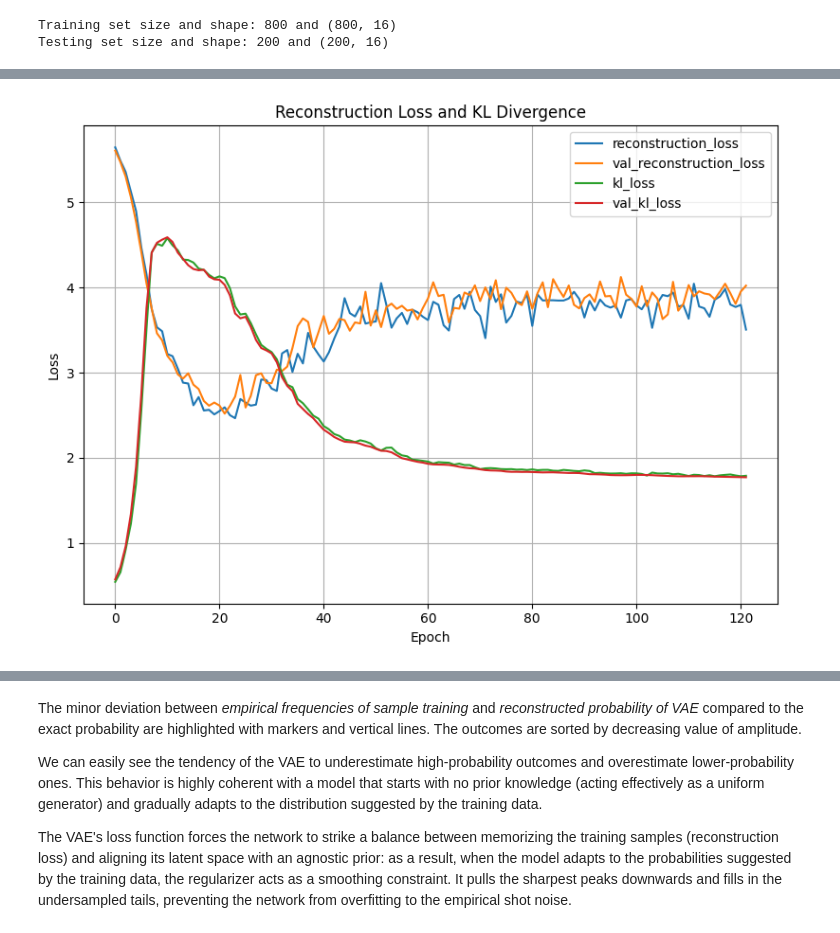
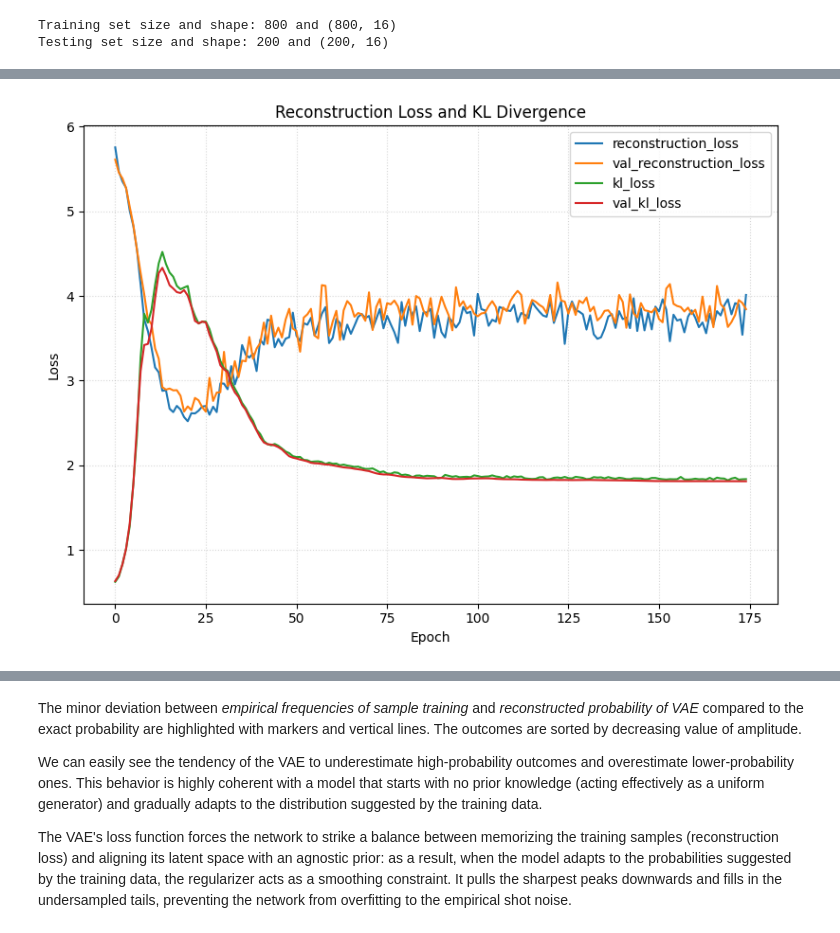
Before and after one commit to srazzetti/statistical-qst-vae, a Jupyter notebook: notebook/3_VAE-analysis.ipynb, the cells around one changed output, grey strips where cells are left out. Cells and saved outputs as stored; diff of their text form; code cells hidden in the pictures.

Commit message:
complete comparative_analysis

```diff
--- a/notebook/3_VAE-analysis.ipynb
+++ b/notebook/3_VAE-analysis.ipynb
@@ -334,8 +337,9 @@ Epoch 122/500
 # %%
 # plot the training and validation loss curves
-plot_reconstruction_and_kl_divergence(history)
+loaded_history = pd.read_csv('VAE_analysis/history_deviation.csv')
+plot_reconstruction_and_kl_divergence(loaded_history)
 # %% [output]
-[figure, old version]
+[figure, new version]
 # %%
 # classical fidelity analysis and comparison
 
```
Also changed, not shown: parts of 6 cells of this notebook, 5 other files.
